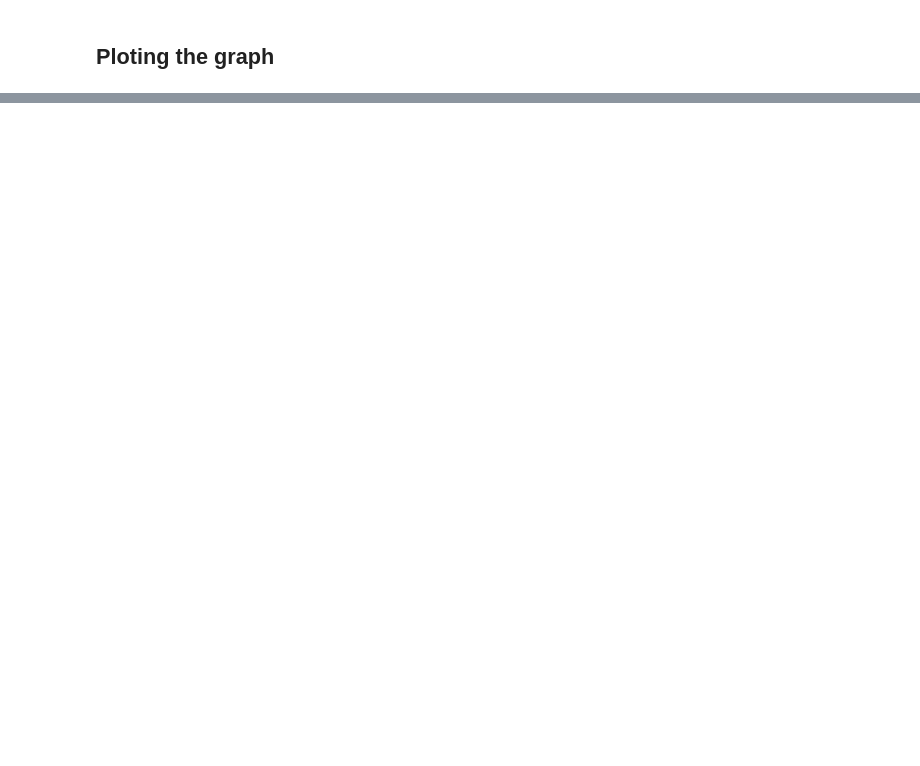
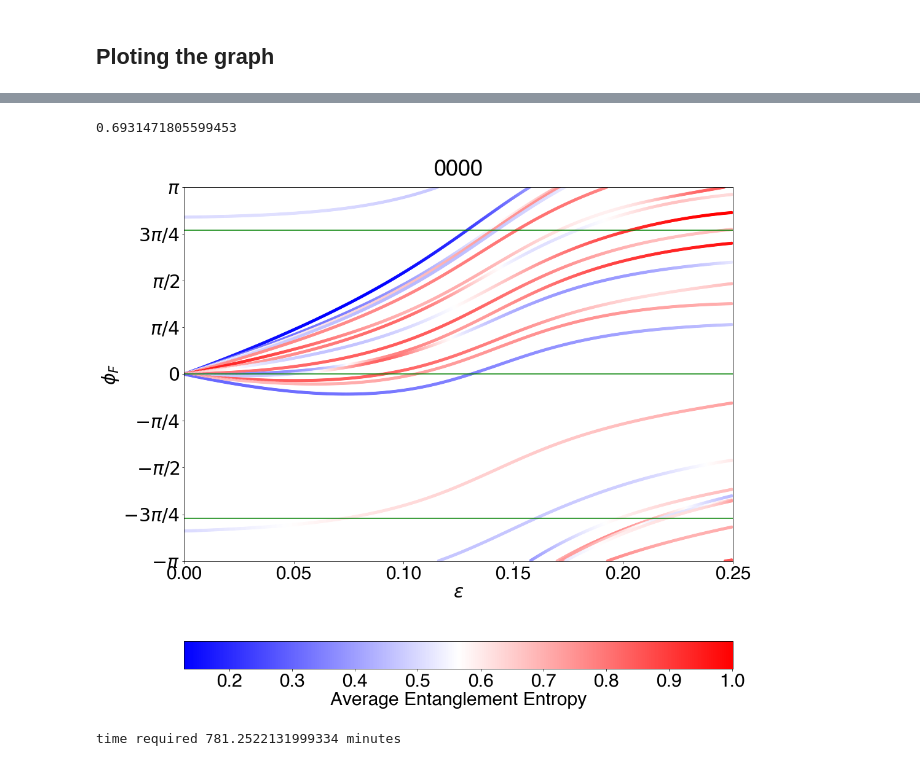
Before and after one commit to psasanka1729/nisq-grover, a Jupyter notebook: entropy_color_plot.ipynb, the cells around one changed output, grey strips where cells are left out. Drawn from its saved outputs; the diff is of its cells as text; code cells hidden in the pictures; blank space fills up the shorter version.

Commit message:
plots average entropy

```diff
--- a/entropy_color_plot.ipynb
+++ b/entropy_color_plot.ipynb
@@ -744,0 +712,10 @@ plt.show()
+# %%
+Psi_List = [0]*(2**N)
+
+Psi_List[0] = 1/2
+Psi_List[3] = -1/2
+Psi_List[12] = 1/2
+Psi_List[15] = -1/2
+Average_Entropy(Psi_List)
+# %% [output]
+0.6931471805599453
@@ -744,0 +747,42 @@ plt.show()
+# %%
+X,Y,W = np.loadtxt('plot_data.txt', delimiter = ',', unpack=True)
+x = X.tolist()
+y = Y.tolist()
+w = W.tolist()
+font = {'family' : 'Helvetica',
+        'weight' : 'bold',
+        'size'   : 30}
+
+plt.rc('font', **font)
+
+
+
+
+
+
+f = plt.figure()
+f.set_figwidth(16)
+f.set_figheight(16)
+plt.scatter(x, y, c=w, cmap="bwr", s=16, label = '0000')
+plt.xlabel("$\epsilon$")
+plt.ylabel("$\phi_{F}$")
+plt.yticks([-pi, -pi/2, -3*pi/4, -pi/4, 0, pi/4, 3*pi/4, pi/2, pi],
+           ['$-\pi$', r'$-\pi/2$', r'$-3\pi/4$', r'$-\pi/4$', r'$0$', r'$\pi/4$', r'$3\pi/4$',
+            r'$\pi/2$', '$\pi$' ])
+plt.title(Target_state)
+
+plt.axhline(y=2.41885841, color='g', linestyle='-')
+plt.axhline(y=-2.41885841, color='g', linestyle='-')
+plt.axhline(y=0, color='g', linestyle='-')
+plt.xlim([0, 0.25])
+plt.ylim([-np.pi, np.pi])
+
+plt.colorbar(orientation="horizontal").set_label(label='Average Entanglement Entropy',size=30,weight='bold')
+plt.savefig(Target_state+'phi_vs_epsilon_entropy_colored.png')
+plt.savefig(Target_state+'phi_vs_epsilon_entropy_colored.pdf')
+plt.show()
+end = time.time()
+print('time required', (end-start)/60,'minutes')
+# %% [output]
+[figure, added]
+time required 781.2522131999334 minutes
```
Also changed, not shown: parts of 23 cells of this notebook.
